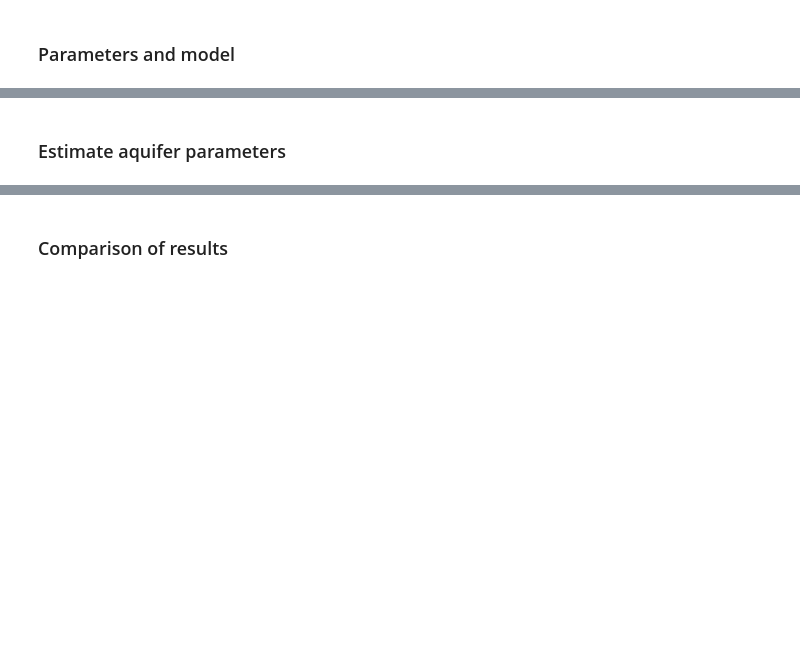
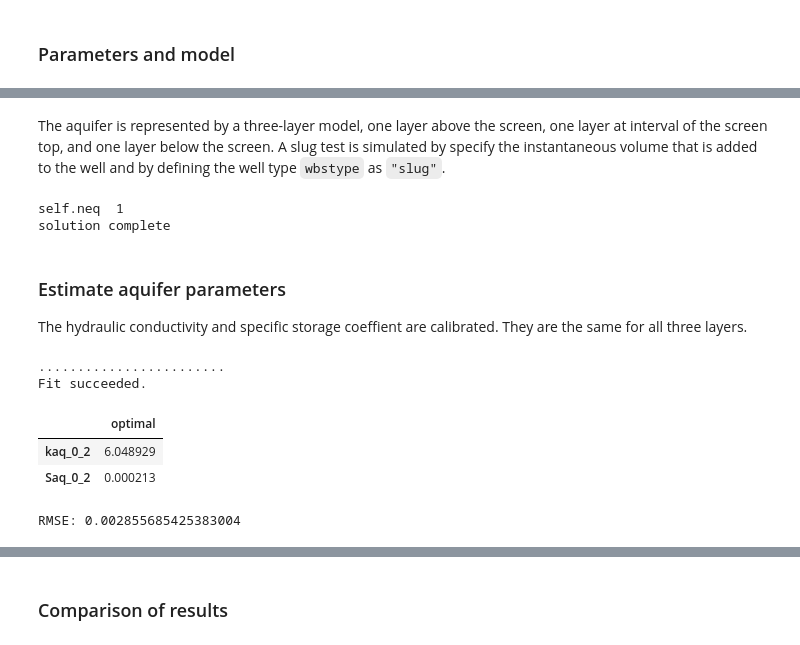
Before and after one commit to timflow-org/timflow, a Jupyter notebook: docs/transient/04pumpingtests/slug1_pratt_county.ipynb, the cells around one changed output, grey strips where cells are left out. Cells and saved outputs as stored; diff of their text form; code cells hidden in the pictures; blank space fills up the shorter version.

Commit message:
update slug1

```diff
--- a/docs/transient/04pumpingtests/slug1_pratt_county.ipynb
+++ b/docs/transient/04pumpingtests/slug1_pratt_county.ipynb
@@ -48,18 +43,33 @@ The setting of the slug well is slightly different from the pumping well. We det
+# %% [markdown]
+The aquifer is represented by a three-layer model, one layer above the screen, one layer at interval of the screen top, and one layer below the screen.
+A slug test is simulated by specify the instantaneous volume that is added to the well and by defining the well type `wbstype` as `"slug"`.
 # %%
-ml = tft.Model3D(kaq=10, z=[0, zt, zb, b], Saq=1e-4, kzoverkh=1, tmin=1e-6, tmax=0.01)
+ml = tft.Model3D(kaq=10, z=[0, zt, zb, -b], Saq=1e-4, kzoverkh=1, tmin=1e-6, tmax=0.01)
 w = tft.Well(ml, xw=0, yw=0, rw=rw, rc=rc, tsandQ=[(0, -Q)], layers=1, wbstype="slug")
 ml.solve()
+# %% [output]
+self.neq  1
+solution complete
-# %% [markdown]
-### Estimate aquifer parameters
+# %% [markdown]
+### Estimate aquifer parameters
+The hydraulic conductivity and specific storage coeffient are calibrated. They are the same for all three layers.
 # %%
 cal = tft.Calibrate(ml)
 cal.set_parameter(name="kaq", layers=[0, 1, 2], initial=10)
 cal.set_parameter(name="Saq", layers=[0, 1, 2], initial=1e-4)
 cal.seriesinwell(name="obs", element=w, t=to, h=ho)
-cal.fit(report=True)
+cal.fit(report=False)
+# %% [output]
+........................
+Fit succeeded.
 # %%
-display(cal.parameters)
+display(cal.parameters.loc[:, ["optimal"]])
 print("RMSE:", cal.rmse())
+# %% [output]
+|  | optimal |
+| kaq_0_2 | 6.048929 |
+| Saq_0_2 | 0.000213 |
+RMSE: 0.002855685425383004
 # %%
 tm = np.logspace(np.log10(to[0]), np.log10(to[-1]), 100)
 hm = ml.head(0, 0, tm, layers=1)
```
Also changed, not shown: parts of 8 cells of this notebook, 1 other file.
